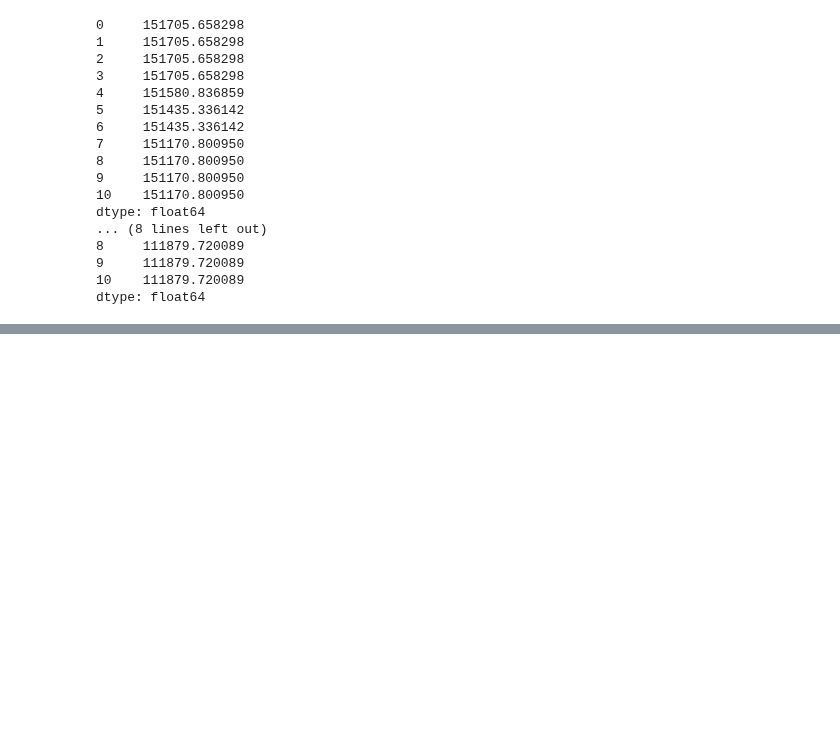
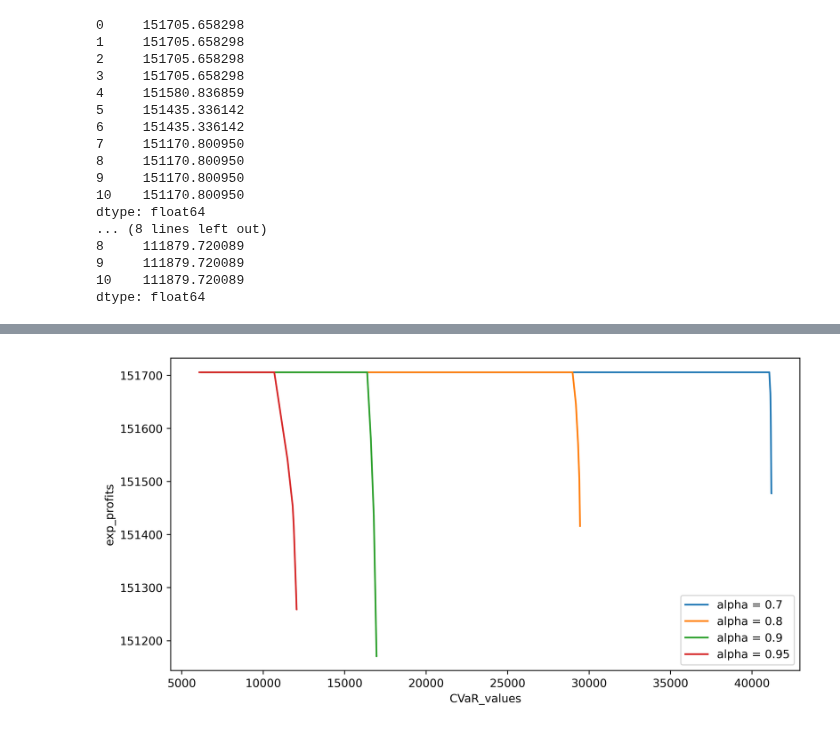
Before and after one commit to Max-f123/Renewables_in_Electricity_Markets, a Jupyter notebook: Assignment2/Task1/1_3_plots.ipynb, the cells around one changed output, grey strips where cells are left out. Saved outputs shown, nothing was run; the diff lists cells and outputs as text; code cells hidden in the pictures; blank space fills up the shorter version.

Commit message:
Plot alpha sensibility

```diff
--- a/Assignment2/Task1/1_3_plots.ipynb
+++ b/Assignment2/Task1/1_3_plots.ipynb
@@ -134,3 +134,6 @@ dtype: float64
 9     111879.720089
 10    111879.720089
 dtype: float64
+# %%
+# load the 1_3_results/one_price_results_summary
+one_price_results_summary = pd.read_csv('1_3_results/one_price_results_summary.csv')
@@ -136,0 +151,13 @@ dtype: float64
+# %%
+alphas = [0.7, 0.8, 0.9, 0.95]
+# do the same graph than before, but with one_price_results_summary, and one line for each alpha
+fig, ax = plt.subplots()
+for alpha in alphas:
+    one_price_results_summary_alpha = one_price_results_summary[one_price_results_summary['alpha'] == alpha]
+    ax.plot(one_price_results_summary_alpha['CVaR_values'], one_price_results_summary_alpha['exp_profits'], label='alpha = ' + str(alpha))
+ax.set_xlabel('CVaR_values')
+ax.set_ylabel('exp_profits')
+plt.legend(loc='lower right')
+plt.show()
+# %% [output]
+[figure, added]
```
Also changed, not shown: parts of 1 cell of this notebook, 1 other file.
